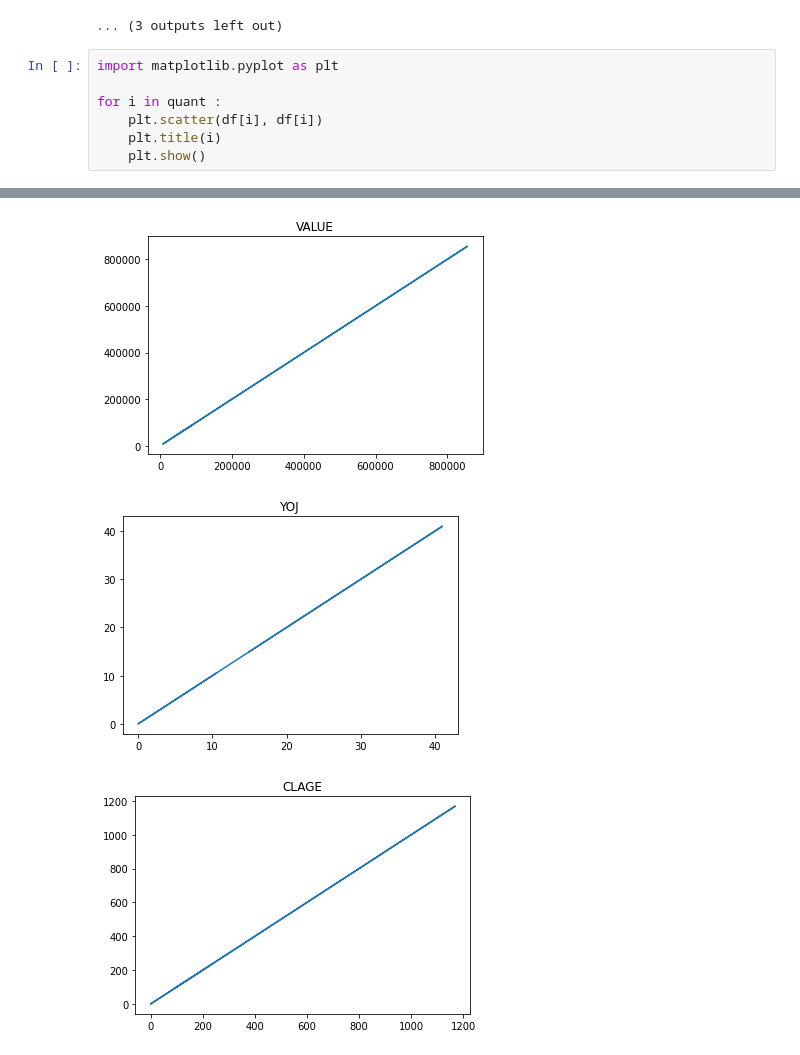
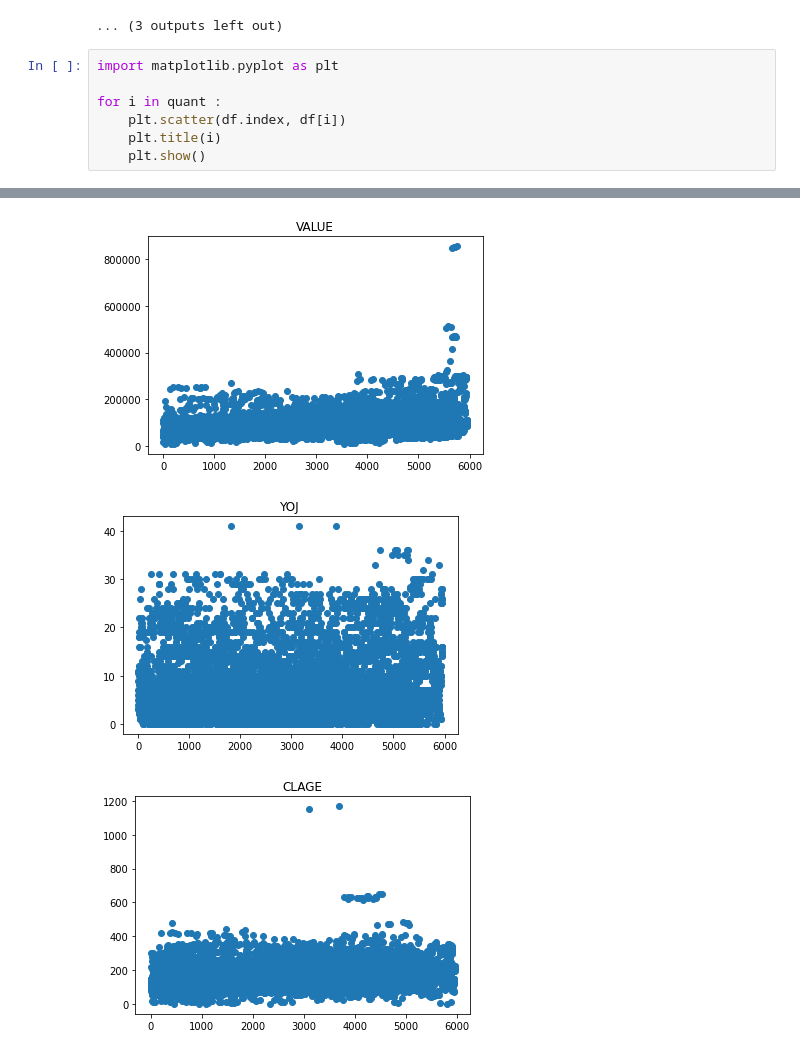
Before and after one commit to fookinpelican/scoring, a Jupyter notebook: distribution.ipynb, the cells around one changed output, grey strips where cells are left out. Drawn from its saved outputs; the diff is of its cells as text.

```diff
--- a/distribution.ipynb
+++ b/distribution.ipynb
@@ -97,7 +97,7 @@ for i in qual:
 import matplotlib.pyplot as plt
 
 for i in quant :
-    plt.scatter(df[i], df[i])
+    plt.scatter(df.index, df[i])
     plt.title(i)
     plt.show()
 # %% [output]
@@ -106,3 +106,3 @@ for i in quant :
-[figure, old version]
+[figure, new version]
-[figure, old version]
+[figure, new version]
-[figure, old version]
+[figure, new version]
```
Also changed, not shown: parts of 1 cell of this notebook.
